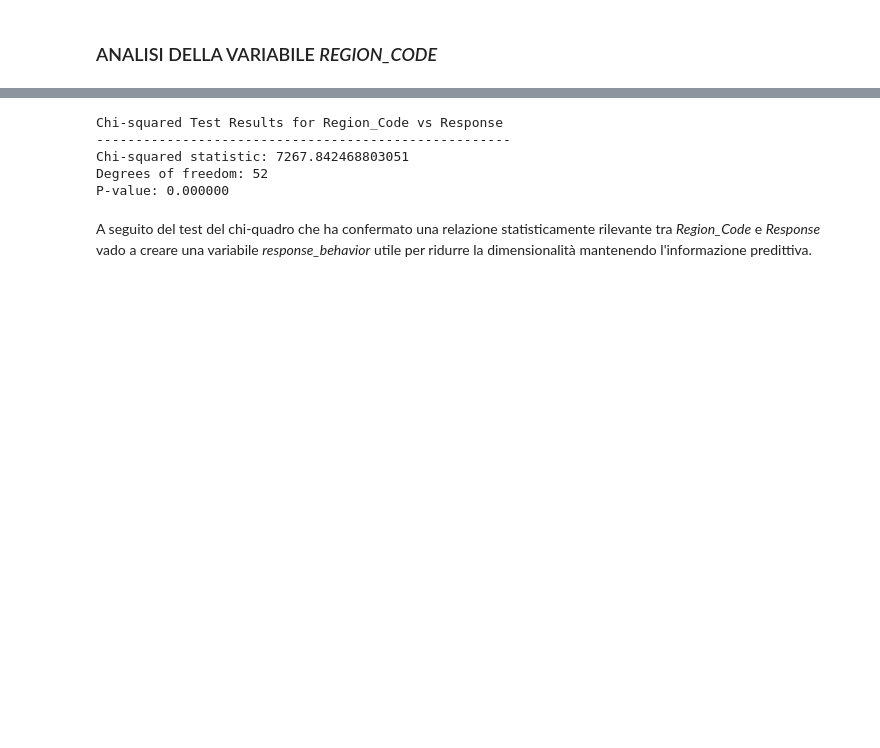
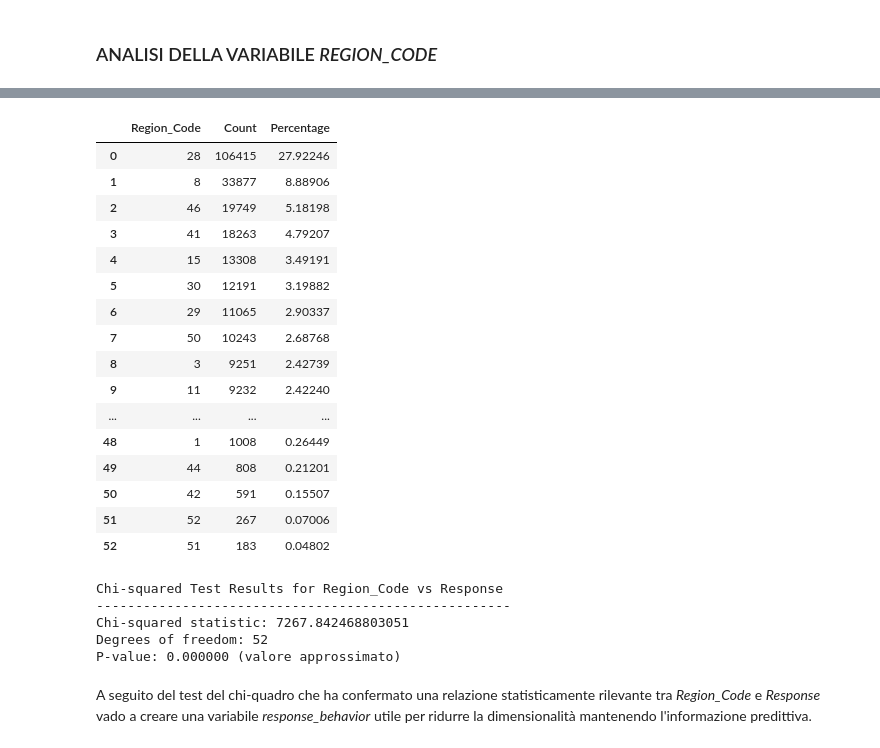
Before and after one commit to cdario79/CrossSellingAssicuratvo, a Jupyter notebook: Cross_Selling_Assicurativo.ipynb, the cells around one changed output, grey strips where cells are left out. Saved outputs shown, nothing was run; the diff lists cells and outputs as text; code cells hidden in the pictures; blank space fills up the shorter version.

```diff
--- a/Cross_Selling_Assicurativo.ipynb
+++ b/Cross_Selling_Assicurativo.ipynb
@@ -200,6 +200,9 @@ df[['Age', 'Annual_Premium', 'Vintage' ]].describe()
 Noto subito una possibile presenza di outliner in *Annual_Premium*, da valutare l'impatto.
 # %% [markdown]
 ## ANALISI DEL DATASET
+# %%
+# Clone original dataset
+df1 = df.copy()
 # %% [markdown]
 ### ANALISI DELLA VARIABILE TARGET *RESPONSE*
 # %%
@@ -382,11 +385,11 @@ plt.show()
 sns.set(style="whitegrid")
 
 # Create age bins by decade
-df['Age_bin'] = pd.cut(df['Age'], bins=[19, 29, 39, 49, 59, 69, 79, 89],
+df1['Age_bin'] = pd.cut(df1['Age'], bins=[19, 29, 39, 49, 59, 69, 79, 89],
                        labels=['20-29', '30-39', '40-49', '50-59', '60-69', '70-79', '80-89'])
 
 # Group by age bin to compute total customers and number of accepted responses
-age_grouped = df.groupby('Age_bin', observed=True).agg(
+age_grouped = df1.groupby('Age_bin', observed=True).agg(
     total=('Response', 'count'),
     accepted=('Response', 'sum')
 ).reset_index()
@@ -572,6 +533,44 @@ plt.show()
+# %%
+df1['Region_Code'] = df1['Region_Code'].astype(int)
+
+# Calcola frequenze assolute e percentuali
+channel_freq = df1['Region_Code'].value_counts()
+channel_perc = (channel_freq / len(df1) * 100).round(5)
+
+# Crea il DataFrame
+channel_summary = pd.DataFrame({
+    'Region_Code': channel_freq.index,
+    'Count': channel_freq.values,
+    'Percentage': channel_perc.values
+})
+
+# Ordina per frequenza discendente
+channel_summary = channel_summary.sort_values(by='Count', ascending=False).reset_index(drop=True)
+
+# Mostra la tabella
+with pd.option_context('display.max_rows', None):
+    display(channel_summary)
+# %% [output]
+|  | Region_Code | Count | Percentage |
+| 0 | 28 | 106415 | 27.92246 |
+| 1 | 8 | 33877 | 8.88906 |
+| 2 | 46 | 19749 | 5.18198 |
+| 3 | 41 | 18263 | 4.79207 |
+| 4 | 15 | 13308 | 3.49191 |
+| 5 | 30 | 12191 | 3.19882 |
+| 6 | 29 | 11065 | 2.90337 |
+| 7 | 50 | 10243 | 2.68768 |
+| 8 | 3 | 9251 | 2.42739 |
+| 9 | 11 | 9232 | 2.42240 |
+| ... | ... | ... | ... |
+| 48 | 1 | 1008 | 0.26449 |
+| 49 | 44 | 808 | 0.21201 |
+| 50 | 42 | 591 | 0.15507 |
+| 51 | 52 | 267 | 0.07006 |
+| 52 | 51 | 183 | 0.04802 |
 # %%
 # Create the contingency table: rows = Region_Code, columns = Response values
-contingency_table = pd.crosstab(df['Region_Code'], df['Response'])
+contingency_table = pd.crosstab(df1['Region_Code'], df1['Response'])
 
 # Perform the chi-squared test of independence
 chi2, p_value, dof, expected = chi2_contingency(contingency_table)
@@ -581,13 +580,13 @@ print("Chi-squared Test Results for Region_Code vs Response")
 print("-----------------------------------------------------")
 print("Chi-squared statistic:", chi2)
 print("Degrees of freedom:", dof)
-print("P-value:", f"{p_value:.6f}")
+print("P-value:", f"{p_value:.6f}", '(valore approssimato)')
 # %% [output]
 Chi-squared Test Results for Region_Code vs Response
 -----------------------------------------------------
 Chi-squared statistic: 7267.842468803051
 Degrees of freedom: 52
-P-value: 0.000000
+P-value: 0.000000 (valore approssimato)
 # %% [markdown]
 A seguito del test del chi-quadro che ha confermato una relazione statisticamente rilevante tra *Region_Code* e *Response* vado a creare una variabile *response_behavior* utile per ridurre la dimensionalità mantenendo l'informazione predittiva.
 # %%
```
Also changed, not shown: parts of 41 cells of this notebook.
